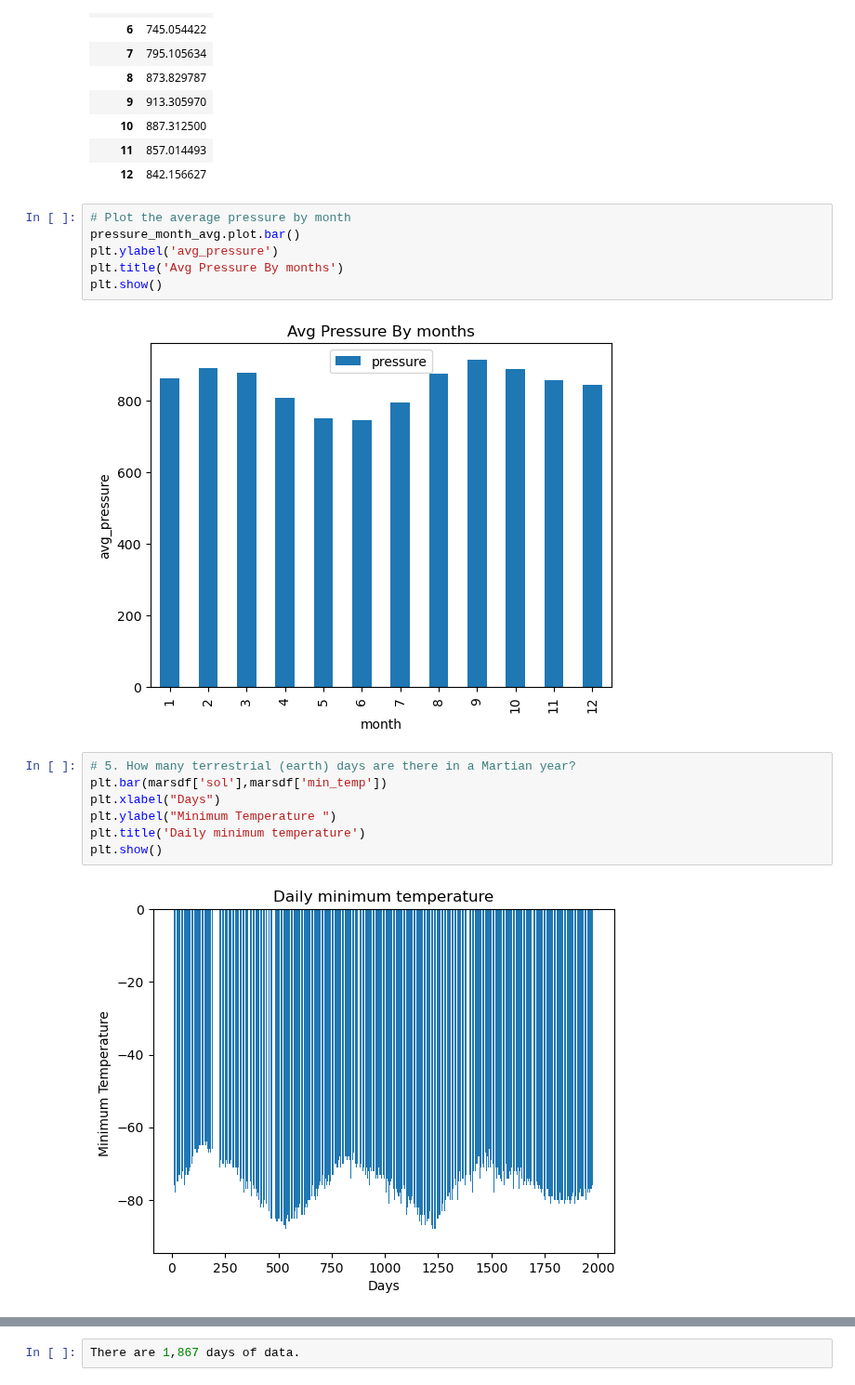
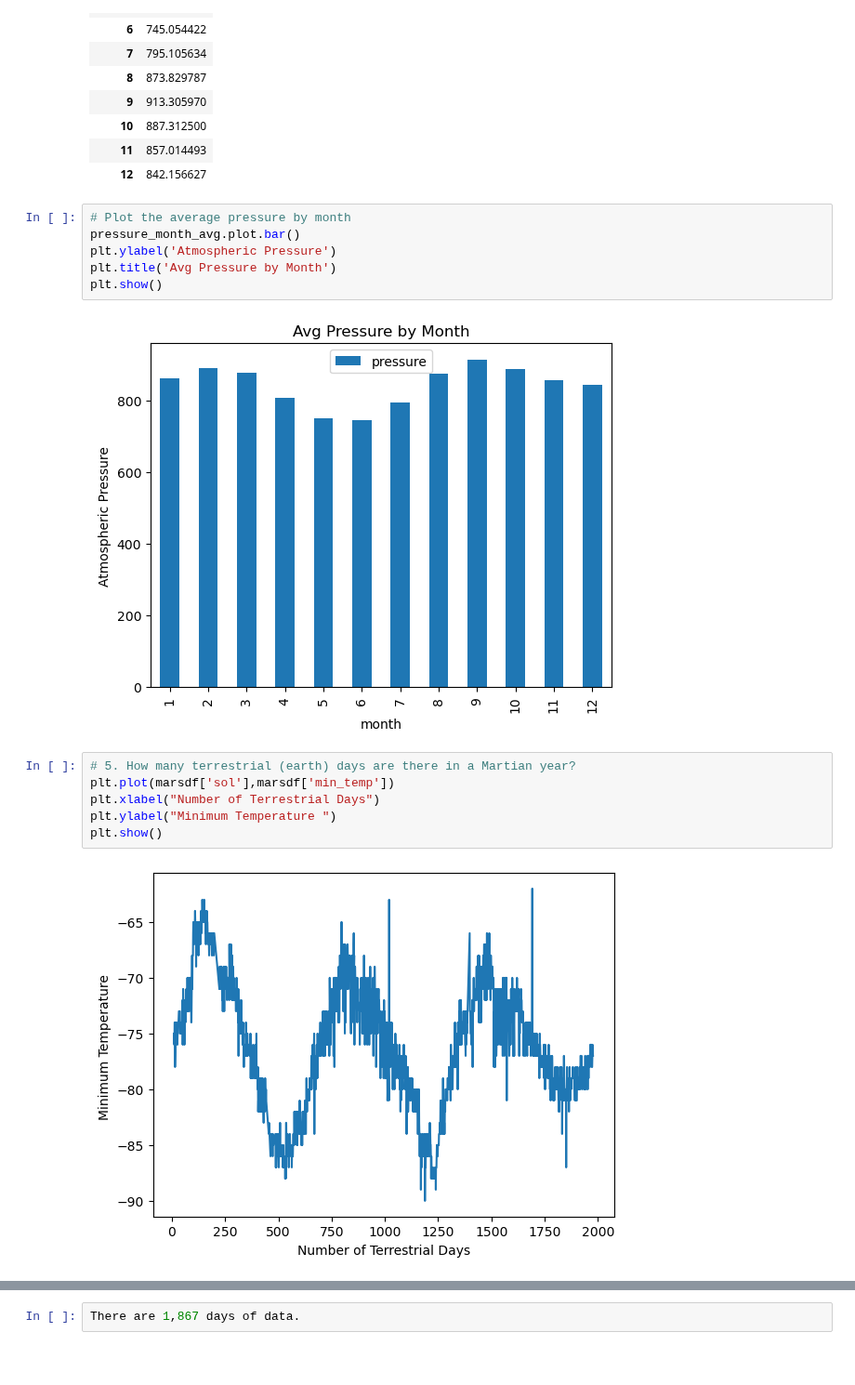
Before and after one commit to ElZackoGrande/mars_webscraping, a Jupyter notebook: part_2_mars_weather.ipynb, the cells around one changed output, grey strips where cells are left out. Shown at 93% size. Drawn from its saved outputs; the diff is of its cells as text; blank space fills up the shorter version.

```diff
--- a/part_2_mars_weather.ipynb
+++ b/part_2_mars_weather.ipynb
@@ -249,18 +249,17 @@ pressure_month_avg
 # %%
 # Plot the average pressure by month
 pressure_month_avg.plot.bar()
-plt.ylabel('avg_pressure')
-plt.title('Avg Pressure By months')
+plt.ylabel('Atmospheric Pressure')
+plt.title('Avg Pressure by Month')
 plt.show()
 # %% [output]
-[figure, old version]
+[figure, new version]
 # %%
 # 5. How many terrestrial (earth) days are there in a Martian year?
-plt.bar(marsdf['sol'],marsdf['min_temp'])
-plt.xlabel("Days")
+plt.plot(marsdf['sol'],marsdf['min_temp'])
+plt.xlabel("Number of Terrestrial Days")
 plt.ylabel("Minimum Temperature ")
-plt.title('Daily minimum temperature')
 plt.show()
 # %% [output]
-[figure, old version]
+[figure, new version]
 # %%
```
Also changed, not shown: parts of 5 cells of this notebook.
